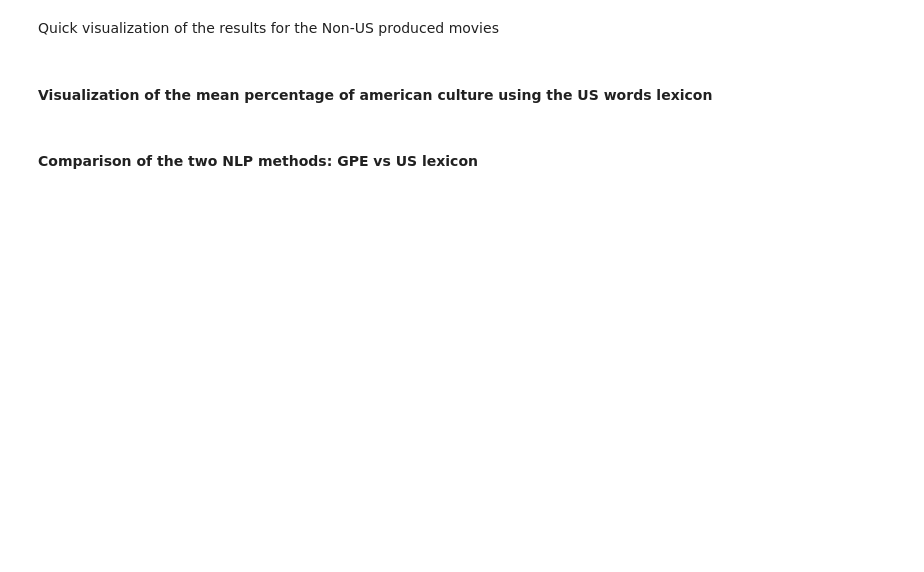
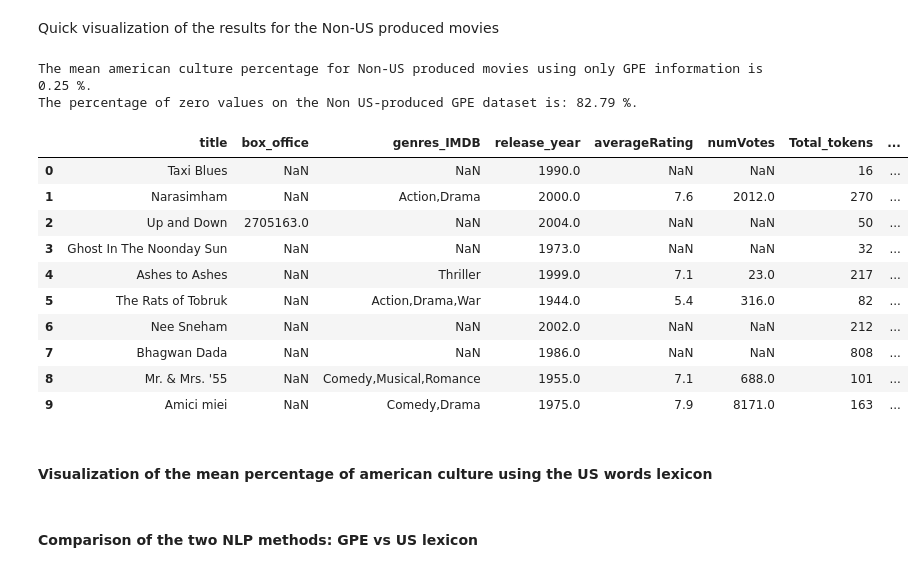
Before and after one commit to epfl-ada/ada-2024-project-adactylous, a Jupyter notebook: NLP_Luca_P3.ipynb, the cells around one changed output. Saved outputs shown, nothing was run; the diff lists cells and outputs as text; code cells hidden in the pictures; blank space fills up the shorter version.

```diff
--- a/NLP_Luca_P3.ipynb
+++ b/NLP_Luca_P3.ipynb
@@ -853,17 +859,31 @@ Quick visualization of the results for the Non-US produced movies
 # %%
 df_US_lexicon_RoW = pd.read_csv("data/NLP_datasets/NLP_US_lexicon/RoW_movies_NLP_US_lexicon.csv", sep=',')
 
 # Percentages of american culture using GPE
-mean_american_culture_US_lexicon_RoW_movies = df_US_lexicon_RoW['Percentage_american_culture'].mean()*100
+mean_american_culture_US_lexicon_RoW_movies = df_US_lexicon_RoW['Percentage_american_culture_lexicon'].mean()*100
 
 # count the proportions of zeros
-df_US_lexicon_RoW['Percentage_american_culture'] = pd.to_numeric(df_US_lexicon_RoW['Percentage_american_culture']).astype('float64')
-proportion_0_percenatge_RoW_US_lexicon = (len(df_US_lexicon_RoW[df_US_lexicon_RoW['Percentage_american_culture'] == 0.0])/len(df_US_lexicon_RoW)*100)
+df_US_lexicon_RoW['Percentage_american_culture_lexicon'] = pd.to_numeric(df_US_lexicon_RoW['Percentage_american_culture_lexicon']).astype('float64')
+proportion_0_percenatge_RoW_US_lexicon = (len(df_US_lexicon_RoW[df_US_lexicon_RoW['Percentage_american_culture_lexicon'] == 0.0])/len(df_US_lexicon_RoW)*100)
 
 print(f"The mean american culture percentage for Non-US produced movies using only GPE information is {mean_american_culture_US_lexicon_RoW_movies:.2f} %.")
 print(f"The percentage of zero values on the Non US-produced GPE dataset is: {proportion_0_percenatge_RoW_US_lexicon:.2f} %.")
 
 df_US_lexicon_RoW.head(10)
+# %% [output]
+The mean american culture percentage for Non-US produced movies using only GPE information is 0.25 %.
+The percentage of zero values on the Non US-produced GPE dataset is: 82.79 %.
+|  | title | box_office | genres_IMDB | release_year | averageRating | numVotes | Total_tokens | ... |
+| 0 | Taxi Blues | NaN | NaN | 1990.0 | NaN | NaN | 16 | ... |
+| 1 | Narasimham | NaN | Action,Drama | 2000.0 | 7.6 | 2012.0 | 270 | ... |
+| 2 | Up and Down | 2705163.0 | NaN | 2004.0 | NaN | NaN | 50 | ... |
+| 3 | Ghost In The Noonday Sun | NaN | NaN | 1973.0 | NaN | NaN | 32 | ... |
+| 4 | Ashes to Ashes | NaN | Thriller | 1999.0 | 7.1 | 23.0 | 217 | ... |
+| 5 | The Rats of Tobruk | NaN | Action,Drama,War | 1944.0 | 5.4 | 316.0 | 82 | ... |
+| 6 | Nee Sneham | NaN | NaN | 2002.0 | NaN | NaN | 212 | ... |
+| 7 | Bhagwan Dada | NaN | NaN | 1986.0 | NaN | NaN | 808 | ... |
+| 8 | Mr. & Mrs. '55 | NaN | Comedy,Musical,Romance | 1955.0 | 7.1 | 688.0 | 101 | ... |
+| 9 | Amici miei | NaN | Comedy,Drama | 1975.0 | 7.9 | 8171.0 | 163 | ... |
 # %% [markdown]
 #### Visualization of the mean percentage of american culture using the US words lexicon
 # %%
```
Also changed, not shown: parts of 11 cells of this notebook, 3 other files.
